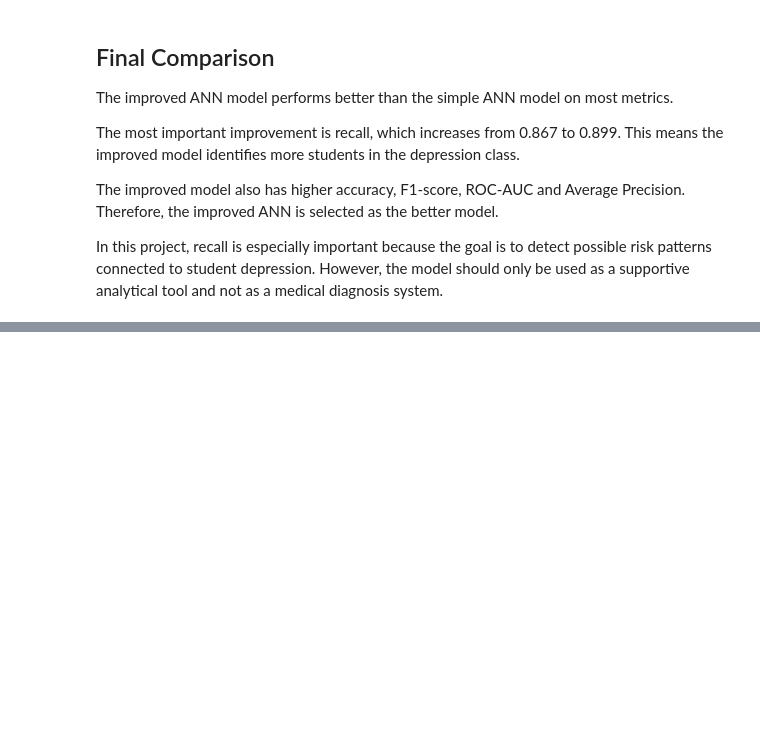
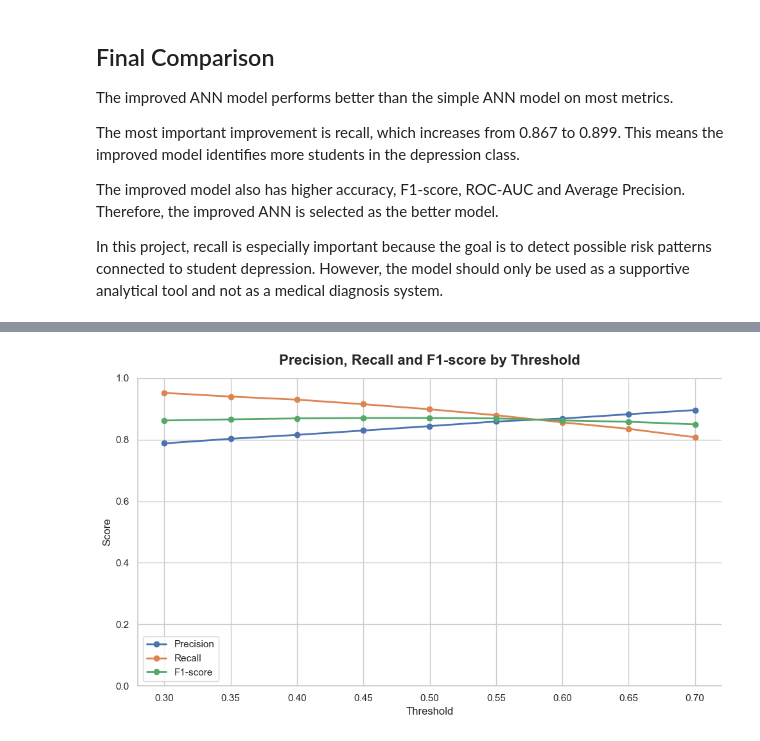
Before and after one commit to emmykristina/mental-health-prediction, a Jupyter notebook: notebooks/Mahtab/02_mahtab_preprocessing_ann.ipynb, the cells around one changed output, grey strips where cells are left out. Saved outputs shown, nothing was run; the diff lists cells and outputs as text; code cells hidden in the pictures; blank space fills up the shorter version.

Commit message:
Add threshold tuning and final ANN model decision

```diff
--- a/notebooks/Mahtab/02_mahtab_preprocessing_ann.ipynb
+++ b/notebooks/Mahtab/02_mahtab_preprocessing_ann.ipynb
@@ -726,0 +770,38 @@ In this project, recall is especially important because the goal is to detect po
+# %%
+plt.figure(figsize=(10, 6))
+
+plt.plot(
+    threshold_results_df["Threshold"],
+    threshold_results_df["Precision"],
+    marker="o",
+    linewidth=2,
+    label="Precision"
+)
+
+plt.plot(
+    threshold_results_df["Threshold"],
+    threshold_results_df["Recall"],
+    marker="o",
+    linewidth=2,
+    label="Recall"
+)
+
+plt.plot(
+    threshold_results_df["Threshold"],
+    threshold_results_df["F1-score"],
+    marker="o",
+    linewidth=2,
+    label="F1-score"
+)
+
+plt.title("Precision, Recall and F1-score by Threshold", weight="bold", pad=15)
+plt.xlabel("Threshold")
+plt.ylabel("Score")
+plt.ylim(0, 1)
+plt.legend()
+
+sns.despine()
+plt.tight_layout()
+plt.show()
+# %% [output]
+[figure, added]
```
Also changed, not shown: parts of 8 cells of this notebook.
